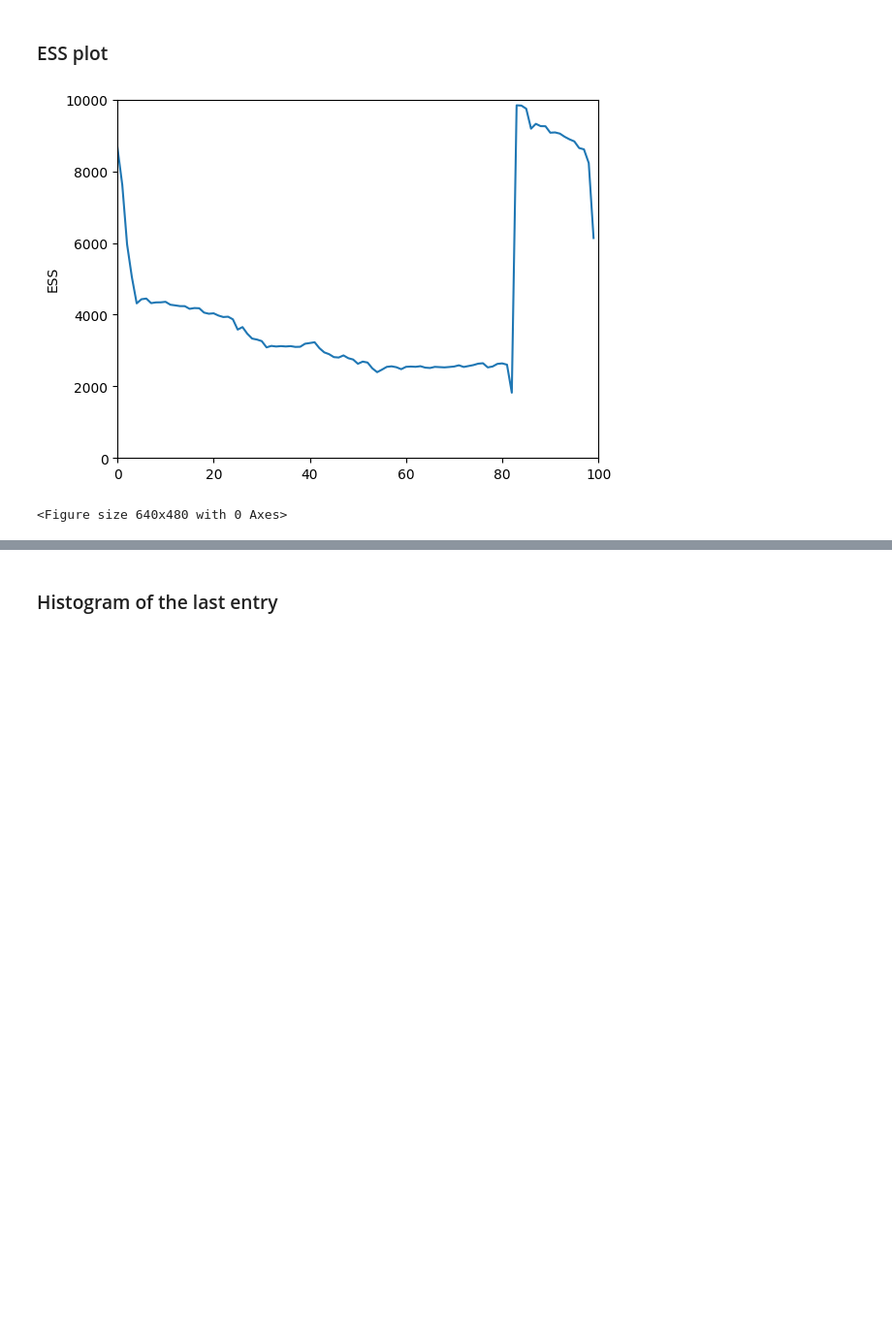
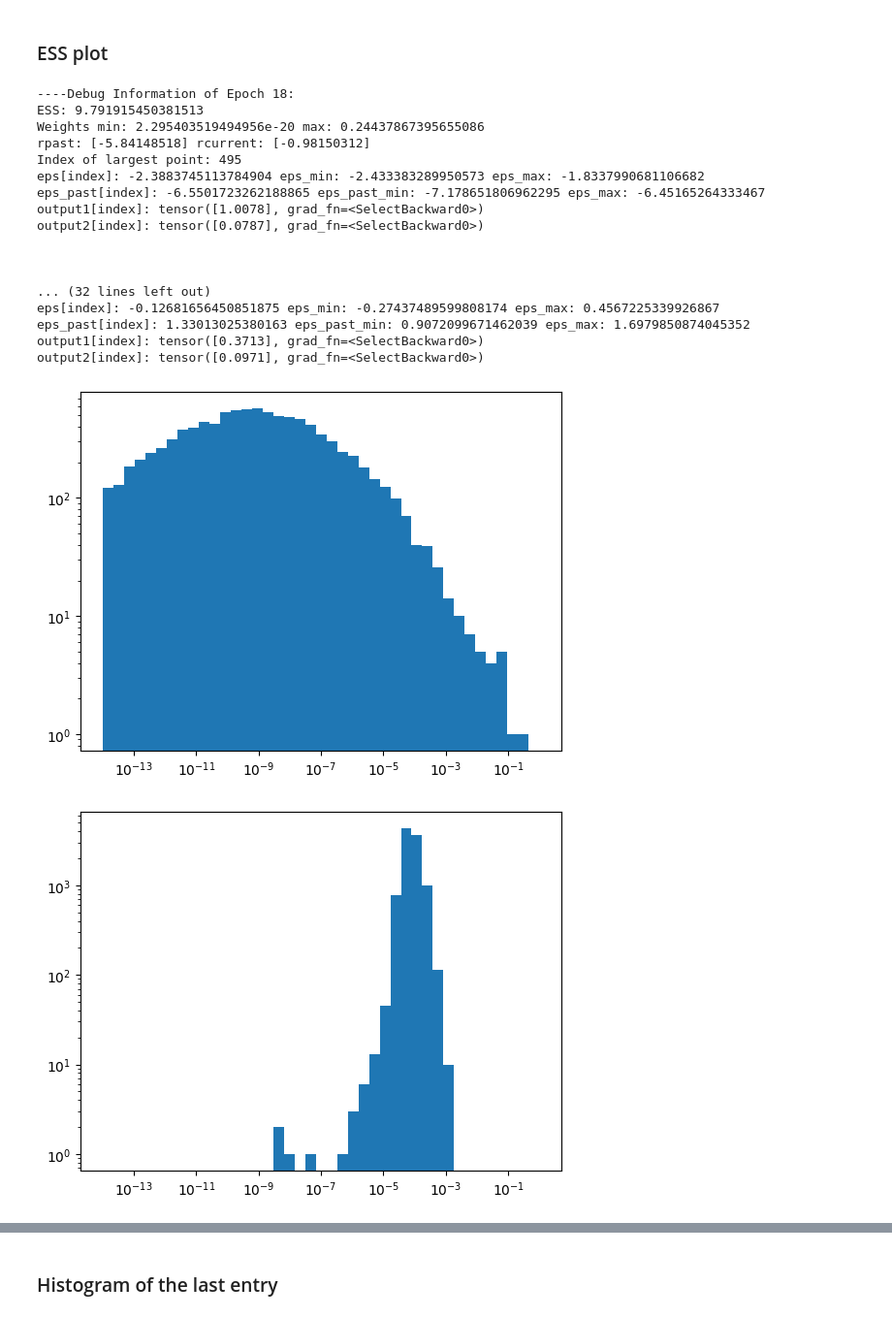
Before and after one commit to hengyuf/VSMCG, a Jupyter notebook: Diagnostics.ipynb, the cells around one changed output, grey strips where cells are left out. Shown: that part at 97% size. Drawn from its saved outputs; the diff is of its cells as text; code cells hidden in the pictures; blank space fills up the shorter version.

Commit message:
Better Debug Mode

```diff
--- a/Diagnostics.ipynb
+++ b/Diagnostics.ipynb
@@ -14,8 +14,8 @@ T=100
 r=np.load("./data/r.npy")
 eps_truth=np.load("./data/eps_truth.npy")
 print(r.shape)
-beta_r=0.15
+beta_r=0.2
 alpha_r=0.2
 params=(alpha_r, beta_r, 6.0, 1, 0.4, 0.1, 0.02, 2.5)
-sampler=TEST_SAMPLER(T,params,path='./pth/VIScaler_test1_199.pth')
+sampler=TEST_SAMPLER(T,params,path='./pth/VIScaler_test1_9.pth',debug=True)
 # %% [output]
@@ -23,8 +23,25 @@ sampler=TEST_SAMPLER(T,params,path='./pth/VIScaler_test1_199.pth')
 # %% [markdown]
 ### ESS plot
 # %%
-samples,weights=sampler.sample(10000,r,resample_thre=0.2)
+samples,weights=sampler.sample(10000,r,resample_thre=0.2,checklist=[40,50,60])
 sampler.plot_ESS()
 # %% [output]
+----Debug Information of Epoch 18:
+ESS: 9.791915450381513
+Weights min: 2.295403519494956e-20 max: 0.24437867395655086
+rpast: [-5.84148518] rcurrent: [-0.98150312]
+Index of largest point: 495
+eps[index]: -2.3883745113784904 eps_min: -2.433383289950573 eps_max: -1.8337990681106682
+eps_past[index]: -6.5501723262188865 eps_past_min: -7.178651806962295 eps_max: -6.45165264333467
+output1[index]: tensor([1.0078], grad_fn=<SelectBackward0>)
+output2[index]: tensor([0.0787], grad_fn=<SelectBackward0>)
+
+
+
+... (32 lines left out)
+eps[index]: -0.12681656450851875 eps_min: -0.27437489599808174 eps_max: 0.4567225339926867
+eps_past[index]: 1.33013025380163 eps_past_min: 0.9072099671462039 eps_max: 1.6979850874045352
+output1[index]: tensor([0.3713], grad_fn=<SelectBackward0>)
+output2[index]: tensor([0.0971], grad_fn=<SelectBackward0>)
-[figure, old version]
+[figure, new version]
-<Figure size 640x480 with 0 Axes>
+[figure, added]
```
Also changed, not shown: parts of 6 cells of this notebook, 2 other files.
